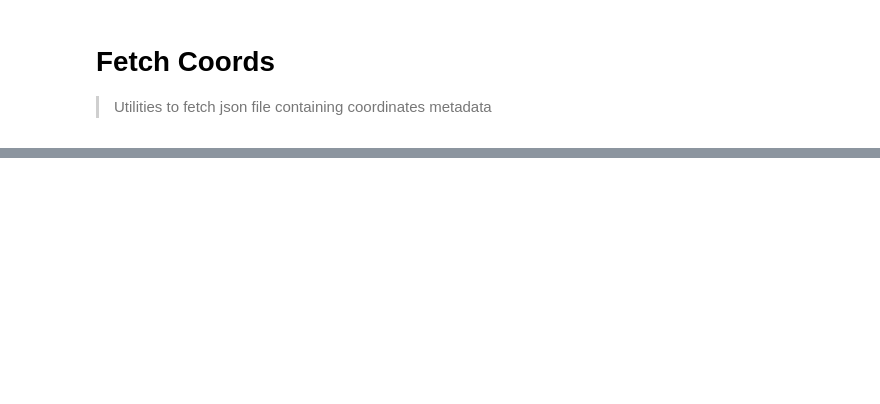
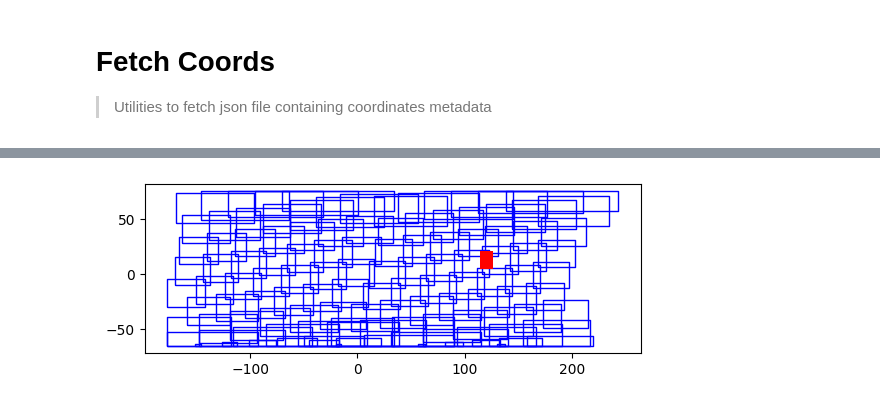
Before and after one commit to butchland/ntlights-processing-utils, a Jupyter notebook: nbs/03_fetch_coords.ipynb, the cells around one changed output, grey strips where cells are left out. Cells and saved outputs as stored; diff of their text form; code cells hidden in the pictures; blank space fills up the shorter version.

Commit message:
feat: Add search and filter dates aoi

```diff
--- a/nbs/03_fetch_coords.ipynb
+++ b/nbs/03_fetch_coords.ipynb
@@ -260,0 +264,4 @@ items_df.head()
+# %%
+%%time
+#| eval: false
+joined_df = search_and_cache_dates(date_param='20180501')
@@ -260,0 +271,19 @@ items_df.head()
+# %%
+#| export
+
+def convert_joined_gdf(joined_df, crs='EPSG:4326'):
+    joined_df['geometry'] = joined_df.geometry.apply(wkt.loads)
+    joined_gdf = gpd.GeoDataFrame(joined_df, geometry='geometry', crs=crs)
+    return joined_gdf
+# %%
+#| eval: false
+joined_gdf = convert_joined_gdf(joined_df)
+# %%
+aoi = gpd.read_file('../data/admin_areas/ph_admin_bbox_wgs84.geojson')
+# %%
+%%time
+#| eval: false
+ax = plt.axes()
+ax = joined_gdf.plot(ax=ax, facecolor='none', edgecolor='blue')
+ax = aoi.plot(ax=ax,color='red')
+# %% [output]
@@ -260,0 +292 @@ items_df.head()
+[figure, added]
```
Also changed, not shown: parts of 40 cells of this notebook, 2 other files.
